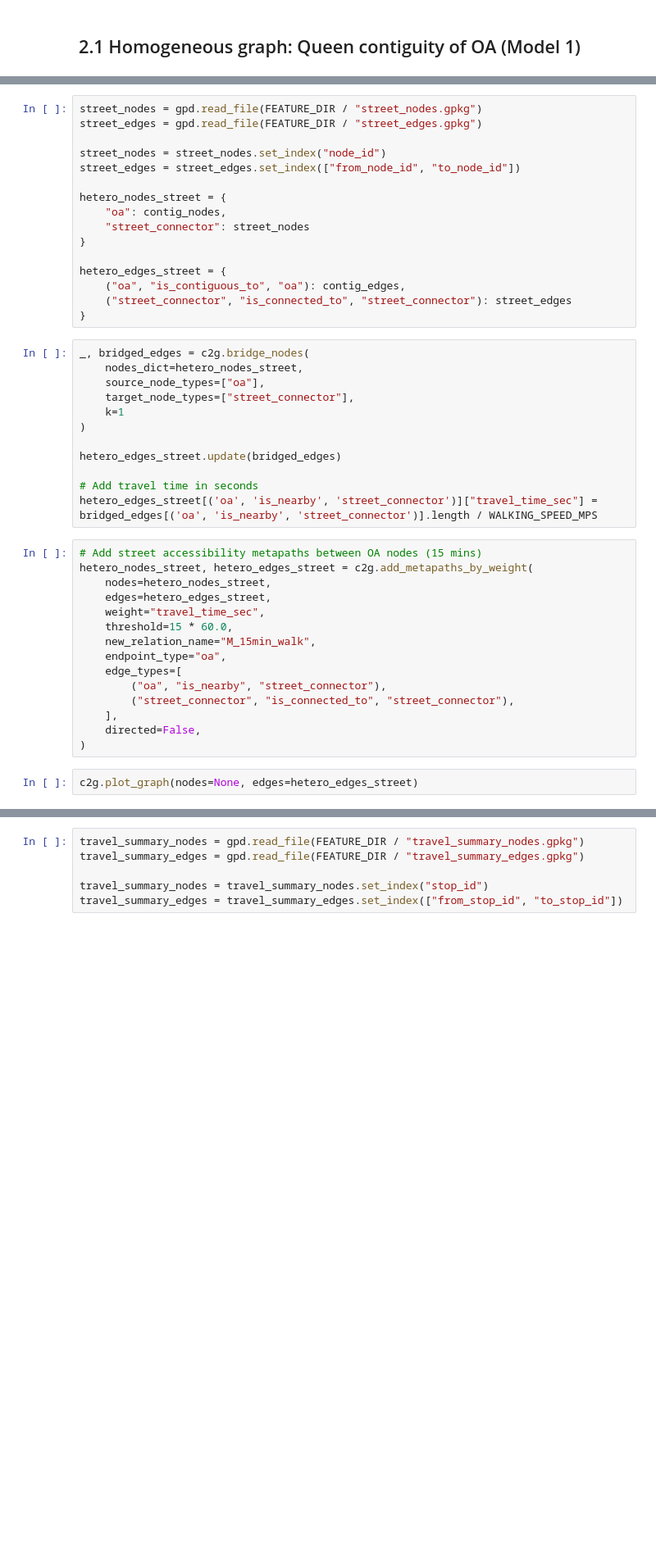
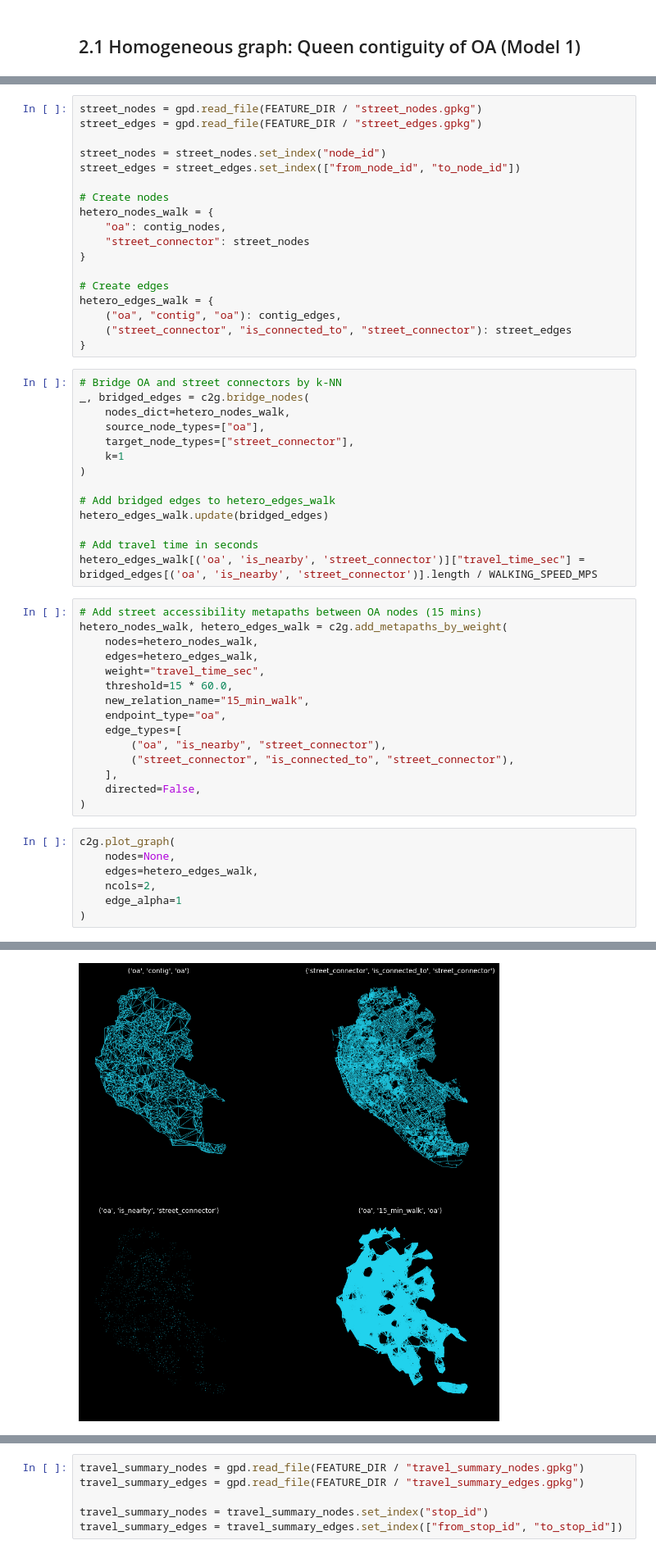
Before and after one commit to c2g-dev/city2graph-case-study, a Jupyter notebook: notebooks/02_graph_construction.ipynb, the cells around one changed output, grey strips where cells are left out. Shown at 82% size. Saved outputs shown, nothing was run; the diff lists cells and outputs as text; blank space fills up the shorter version.

```diff
--- a/notebooks/02_graph_construction.ipynb
+++ b/notebooks/02_graph_construction.ipynb
@@ -235,35 +253,39 @@ street_edges = gpd.read_file(FEATURE_DIR / "street_edges.gpkg")
 street_nodes = street_nodes.set_index("node_id")
 street_edges = street_edges.set_index(["from_node_id", "to_node_id"])
 
-hetero_nodes_street = {
+# Create nodes
+hetero_nodes_walk = {
     "oa": contig_nodes,
     "street_connector": street_nodes
 }
 
-hetero_edges_street = {
-    ("oa", "is_contiguous_to", "oa"): contig_edges,
+# Create edges
+hetero_edges_walk = {
+    ("oa", "contig", "oa"): contig_edges,
     ("street_connector", "is_connected_to", "street_connector"): street_edges
 }
 # %%
+# Bridge OA and street connectors by k-NN
 _, bridged_edges = c2g.bridge_nodes(
-    nodes_dict=hetero_nodes_street,
+    nodes_dict=hetero_nodes_walk,
     source_node_types=["oa"],
     target_node_types=["street_connector"],
     k=1
 )
 
-hetero_edges_street.update(bridged_edges)
+# Add bridged edges to hetero_edges_walk
+hetero_edges_walk.update(bridged_edges)
 
 # Add travel time in seconds
-hetero_edges_street[('oa', 'is_nearby', 'street_connector')]["travel_time_sec"] = bridged_edges[('oa', 'is_nearby', 'street_connector')].length / WALKING_SPEED_MPS
+hetero_edges_walk[('oa', 'is_nearby', 'street_connector')]["travel_time_sec"] = bridged_edges[('oa', 'is_nearby', 'street_connector')].length / WALKING_SPEED_MPS
 # %%
 # Add street accessibility metapaths between OA nodes (15 mins)
-hetero_nodes_street, hetero_edges_street = c2g.add_metapaths_by_weight(
-    nodes=hetero_nodes_street,
-    edges=hetero_edges_street,
+hetero_nodes_walk, hetero_edges_walk = c2g.add_metapaths_by_weight(
+    nodes=hetero_nodes_walk,
+    edges=hetero_edges_walk,
     weight="travel_time_sec",
     threshold=15 * 60.0,
-    new_relation_name="M_15min_walk",
+    new_relation_name="15_min_walk",
     endpoint_type="oa",
     edge_types=[
         ("oa", "is_nearby", "street_connector"),
@@ -272,4 +294,10 @@ hetero_nodes_street, hetero_edges_street = c2g.add_metapaths_by_weight(
     directed=False,
 )
 # %%
-c2g.plot_graph(nodes=None, edges=hetero_edges_street)
+c2g.plot_graph(
+    nodes=None,
+    edges=hetero_edges_walk,
+    ncols=2,
+    edge_alpha=1
+)
+# %% [output]
@@ -276 +309,2 @@ c2g.plot_graph(nodes=None, edges=hetero_edges_street)
+[figure, added]
 # %%
```
Also changed, not shown: parts of 21 cells of this notebook, 4 other files.
